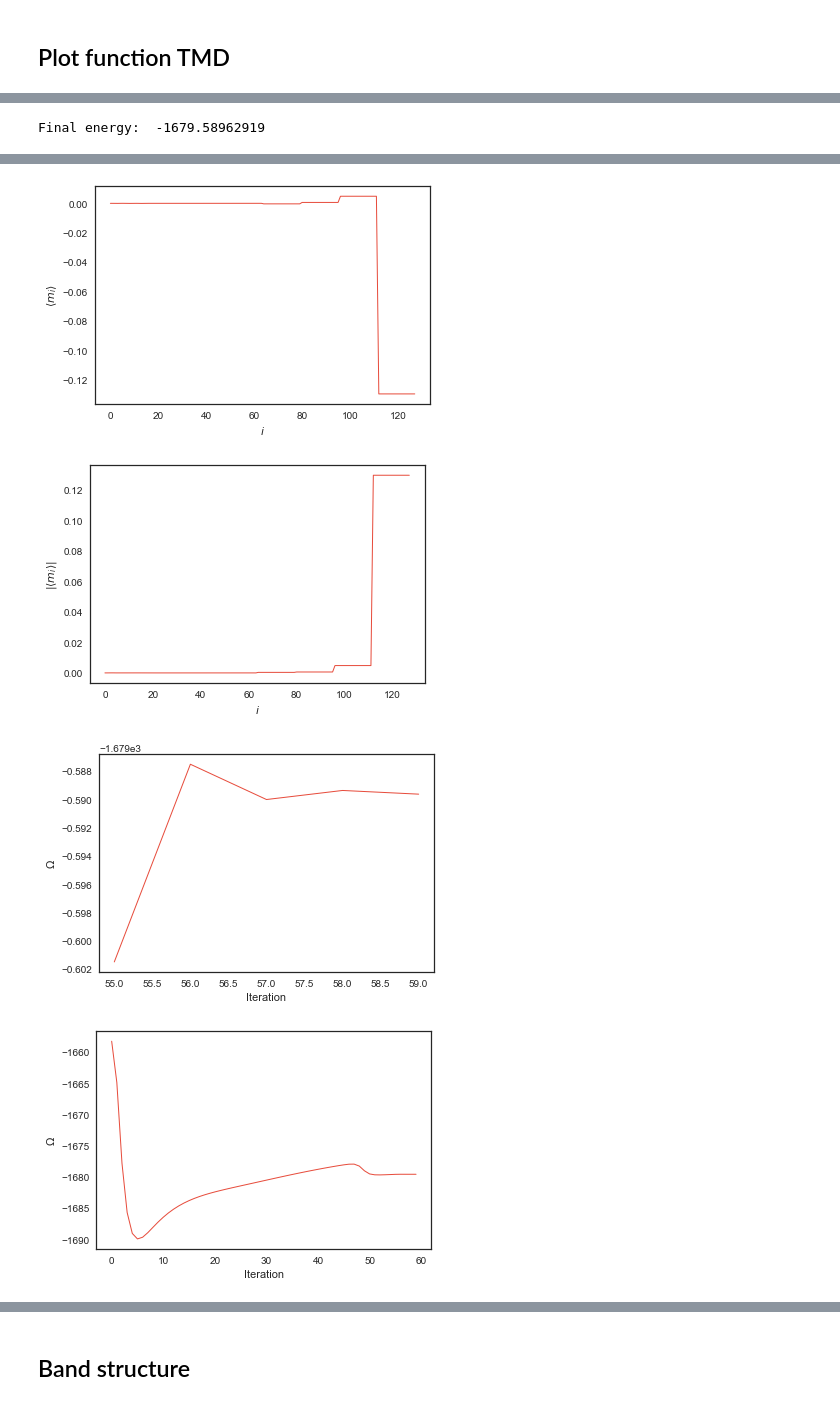
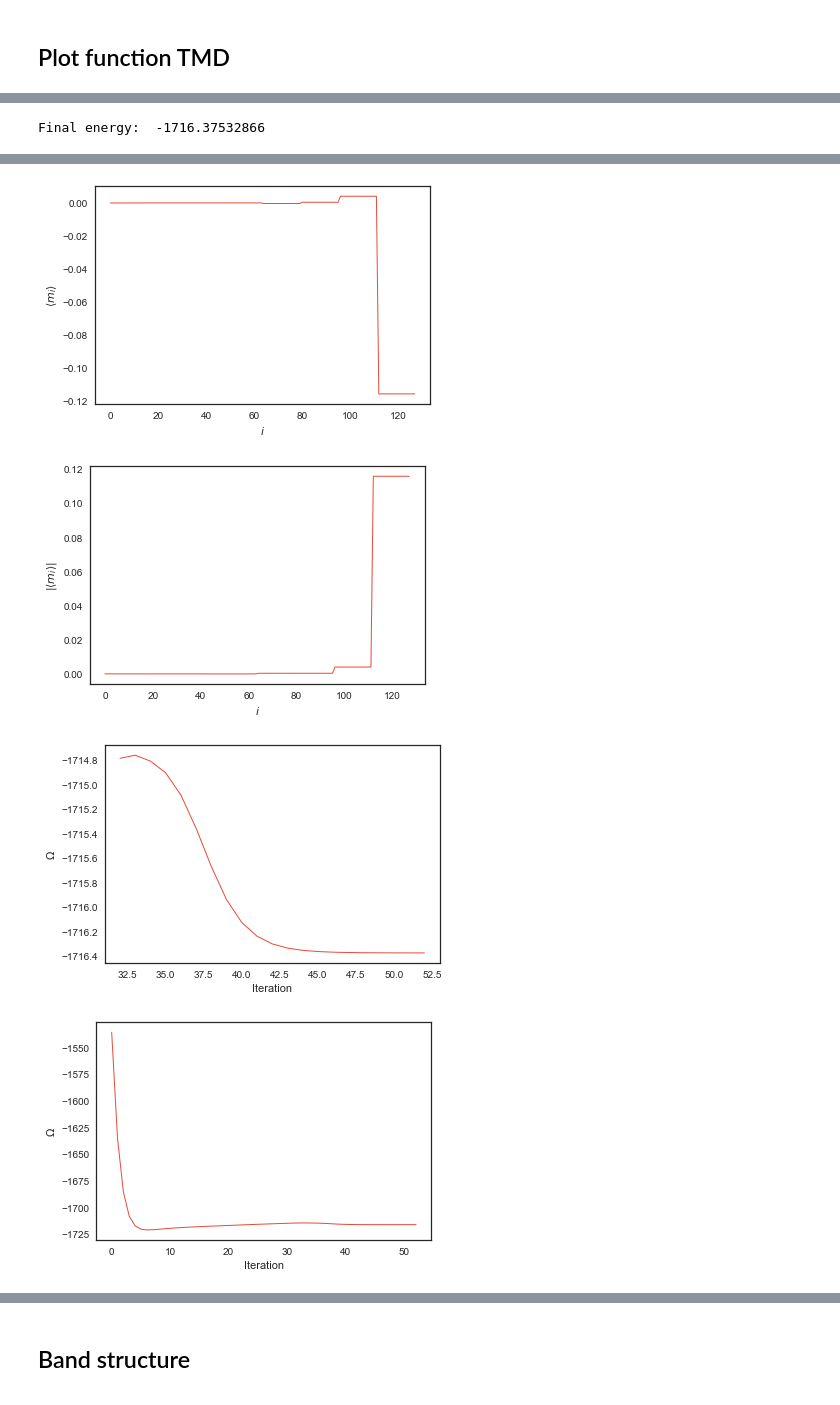
Before and after one commit to SriramanT/qmc_master_code, a Jupyter notebook: ANALYTICAL/src/hubbard-mf.ipynb, the cells around one changed output, grey strips where cells are left out. Cells and saved outputs as stored; diff of their text form; code cells hidden in the pictures.

Commit message:
solved mean field problem

```diff
--- a/ANALYTICAL/src/hubbard-mf.ipynb
+++ b/ANALYTICAL/src/hubbard-mf.ipynb
@@ -394,7 +394,7 @@ while (it < itMax): # add condition of convergence
     # the right number of particles
     print('<n>: ', (nUp.sum() + nDown.sum()) / N )
 
-    energies[it] = U / N * np.dot(nUp, nDown) + mu * (nUp + nDown).sum()\
+    energies[it] = U / N * np.dot(nUp, nDown) + mu * (nUp + nDown).sum() / N\
     - 1 / beta * ( np.log( 1 + np.exp( - beta * ( eUp - mu ) ) ) + \
               np.log( 1 + np.exp( - beta * ( eDown - mu ) ) ) ).sum()
 
@@ -942,14 +942,14 @@ while (it < itMax): # add condition of convergence
 lastNit = 10
 plotTMD(nUp, nDown, energies, itSwitch, Nx, Ny, itMax, lastNit, lastIt)
 # %%
-Nx = 32
-Ny = 16
+Nx = 16
+Ny = 8
 
 orbitalHoppingsNano = triangularNano(Nx, Ny, nOrb, hoppings)
 
 N = nOrb * Nx * Ny # number of sites
-beta0 = 1.07 # must be > 1, otherwise beta decreases
-betaTarget = 40 # 99999 means infty ( T = 0 )
+beta0 = 1.1 # must be > 1, otherwise beta decreases
+betaTarget = 20 # 99999 means infty ( T = 0 )
 beta = beta0 # beta starts as beta0
 inftyCutOff = 100 # above it, beta is practically infinity
 t = 1 # hopping normalized to one
@@ -1030,8 +1030,8 @@ while (it < itMax and \
 
     C = - nUp * nDown
 
-    Hup = - t * K + U * np.eye(N) * ( nDown + C / 2 / N )
-    Hdown = - t * K + U * np.eye(N) * ( nUp + C / 2 / N )
+    Hup = - t * K + U * np.eye(N) * ( nDown + C / 2 )
+    Hdown = - t * K + U * np.eye(N) * ( nUp + C / 2 )
 
     eUp, wUp = la.eig(Hup)
     eDown, wDown = la.eig(Hdown)
@@ -1091,8 +1091,8 @@ beta:  5.427432640122897
 # %%
-SAVEPLOTS = True
+SAVEPLOTS = False
 lastNit = 10
 dotscale = 400
 plotTMD(nUp, nDown, energies, itSwitch, Nx, Ny, lastNit, lastIt, dotscale)
 print("Final energy: ", energies[lastIt - 1])
 # %% [output]
-Final energy:  -1679.58962919
+Final energy:  -1716.37532866
@@ -1100,4 +1100,4 @@ Final energy:  -1679.58962919
-[figure, old version]
+[figure, new version]
-[figure, old version]
+[figure, new version]
-[figure, old version]
+[figure, new version]
-[figure, old version]
+[figure, new version]
```
Also changed, not shown: parts of 9 cells of this notebook, 17 other files.
